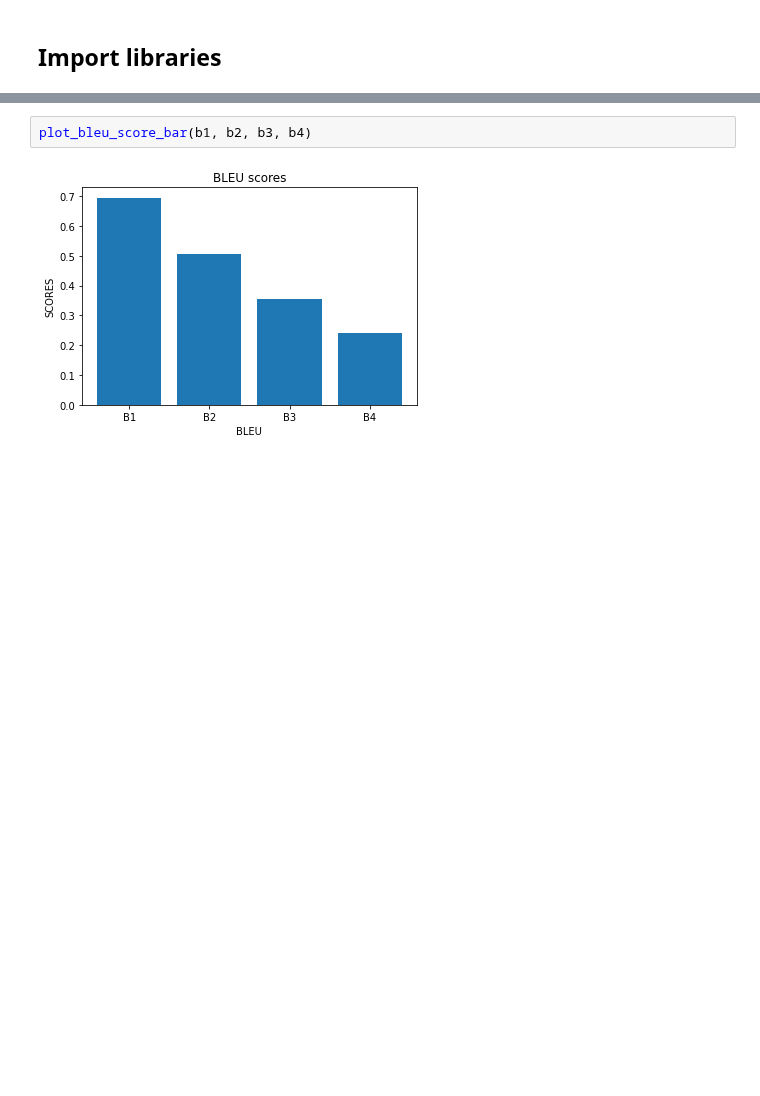
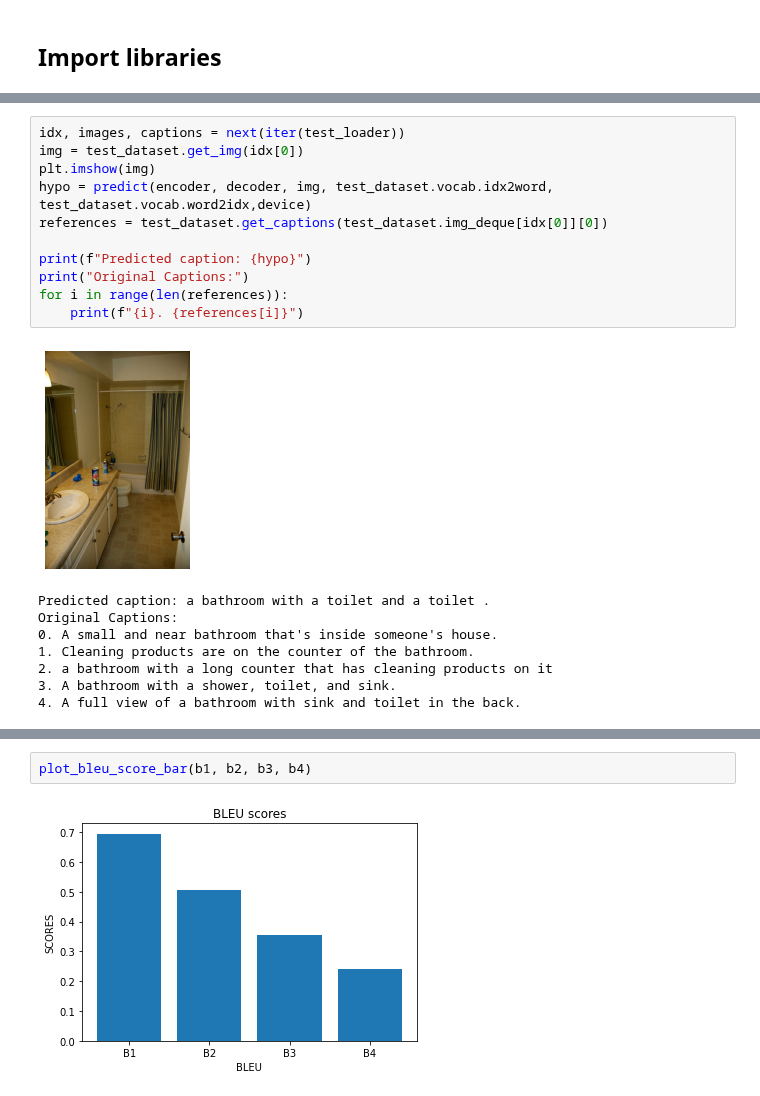
Before and after one commit to Khaliladib11/INM706-image-captioning, a Jupyter notebook: code/eval_new.ipynb, the cells around one changed output, grey strips where cells are left out. Cells and saved outputs as stored; diff of their text form; blank space fills up the shorter version.

```diff
--- a/code/eval_new.ipynb
+++ b/code/eval_new.ipynb
@@ -29,0 +131,20 @@ We are using cuda.
+# %%
+idx, images, captions = next(iter(test_loader))
+img = test_dataset.get_img(idx[0])
+plt.imshow(img)
+hypo = predict(encoder, decoder, img, test_dataset.vocab.idx2word, test_dataset.vocab.word2idx,device)
+references = test_dataset.get_captions(test_dataset.img_deque[idx[0]][0])
+
+print(f"Predicted caption: {hypo}")
+print("Original Captions:")
+for i in range(len(references)):
+    print(f"{i}. {references[i]}")
+# %% [output]
+[figure, added]
+Predicted caption: a bathroom with a toilet and a toilet .
+Original Captions:
+0. A small and near bathroom that's inside someone's house.
+1. Cleaning products are on the counter of the bathroom.
+2. a bathroom with a long counter that has cleaning products on it
+3. A bathroom with a shower, toilet, and sink.
+4. A full view of a bathroom with sink and toilet in the back.
```
Also changed, not shown: parts of 47 cells of this notebook, 2 other files.
